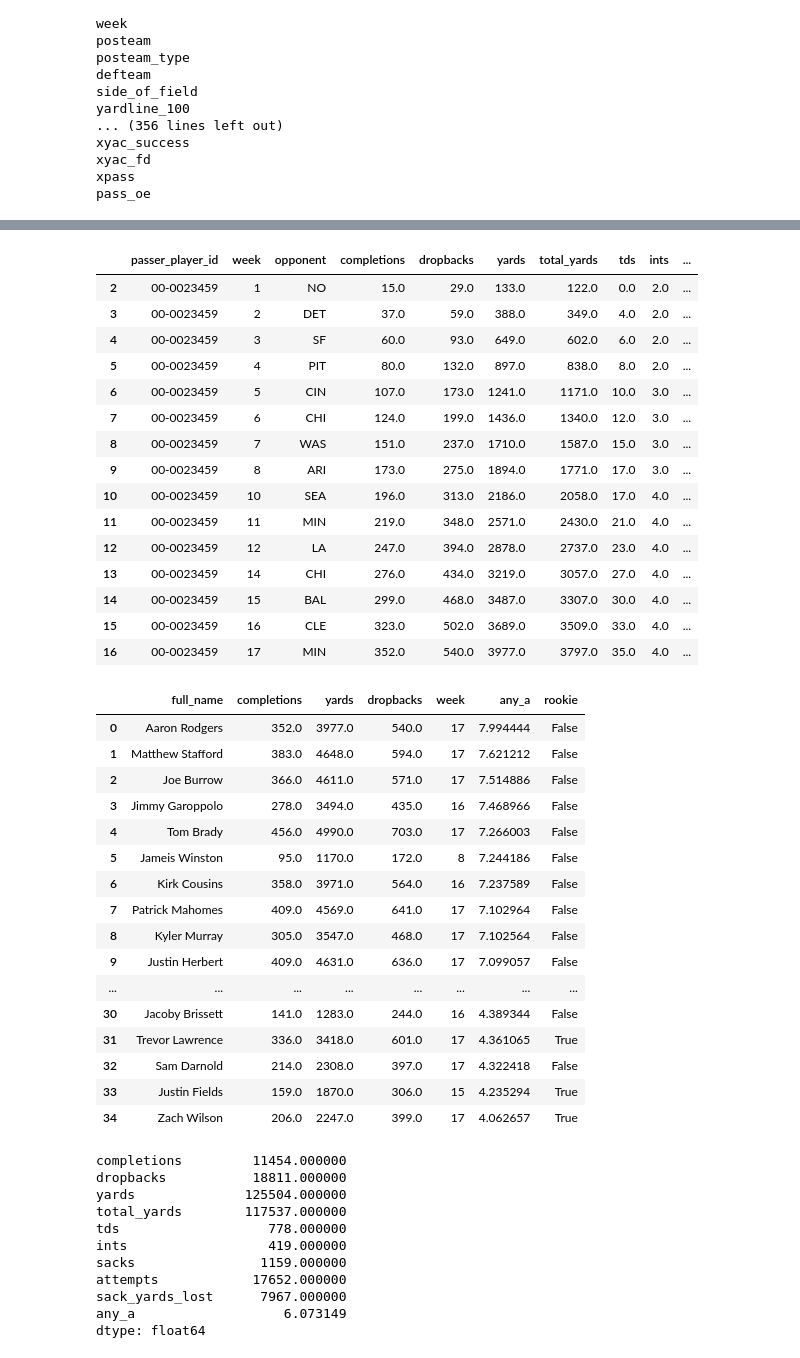
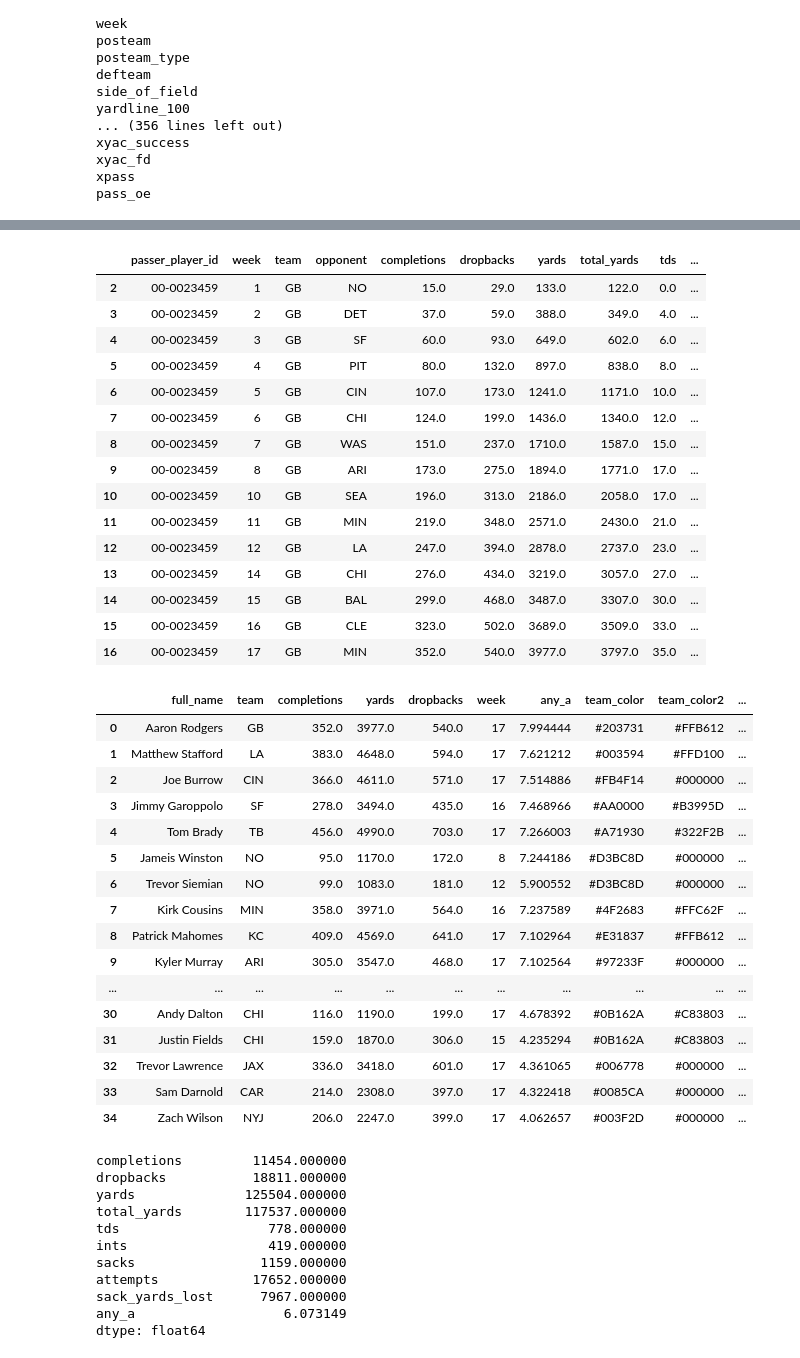
Before and after one commit to naveenv92/nfl-infographics, a Jupyter notebook: notebooks/adjusted_net_yards_winning/adjusted_net_yards_winning.ipynb, the cells around one changed output, grey strips where cells are left out. Cells and saved outputs as stored; diff of their text form; code cells hidden in the pictures.

```diff
--- a/notebooks/adjusted_net_yards_winning/adjusted_net_yards_winning.ipynb
+++ b/notebooks/adjusted_net_yards_winning/adjusted_net_yards_winning.ipynb
@@ -18,6 +19,7 @@ for path in font_paths:
 # %%
 df_2021 = npy.load_pbp_data(2021)
 df_roster_2021 = npy.load_roster_data(2021)
+df_team = npy.load_team_logo_data()
 # %%
 for column in df_2021.columns:
     print(column)
@@ -44,6 +46,7 @@ df_passing = df_2021[(df_2021["pass_attempt"] == 1) & (df_2021["two_point_attemp
 df_passing = (
     df_passing.groupby(["passer_player_id", "week"], as_index=False)
     .agg(
+        team=("posteam", "first"),
         opponent=("defteam", "first"),
         completions=("complete_pass", "sum"),
         dropbacks=("pass_attempt", "sum"),
@@ -95,72 +98,77 @@ df_passing_cum
 # %%
 df_passing_cum[df_passing_cum["full_name"] == "Aaron Rodgers"]
 # %% [output]
-|  | passer_player_id | week | opponent | completions | dropbacks | yards | total_yards | tds | ints | ... |
-| 2 | 00-0023459 | 1 | NO | 15.0 | 29.0 | 133.0 | 122.0 | 0.0 | 2.0 | ... |
-| 3 | 00-0023459 | 2 | DET | 37.0 | 59.0 | 388.0 | 349.0 | 4.0 | 2.0 | ... |
-| 4 | 00-0023459 | 3 | SF | 60.0 | 93.0 | 649.0 | 602.0 | 6.0 | 2.0 | ... |
-| 5 | 00-0023459 | 4 | PIT | 80.0 | 132.0 | 897.0 | 838.0 | 8.0 | 2.0 | ... |
-| 6 | 00-0023459 | 5 | CIN | 107.0 | 173.0 | 1241.0 | 1171.0 | 10.0 | 3.0 | ... |
-| 7 | 00-0023459 | 6 | CHI | 124.0 | 199.0 | 1436.0 | 1340.0 | 12.0 | 3.0 | ... |
-| 8 | 00-0023459 | 7 | WAS | 151.0 | 237.0 | 1710.0 | 1587.0 | 15.0 | 3.0 | ... |
-| 9 | 00-0023459 | 8 | ARI | 173.0 | 275.0 | 1894.0 | 1771.0 | 17.0 | 3.0 | ... |
-| 10 | 00-0023459 | 10 | SEA | 196.0 | 313.0 | 2186.0 | 2058.0 | 17.0 | 4.0 | ... |
-| 11 | 00-0023459 | 11 | MIN | 219.0 | 348.0 | 2571.0 | 2430.0 | 21.0 | 4.0 | ... |
-| 12 | 00-0023459 | 12 | LA | 247.0 | 394.0 | 2878.0 | 2737.0 | 23.0 | 4.0 | ... |
-| 13 | 00-0023459 | 14 | CHI | 276.0 | 434.0 | 3219.0 | 3057.0 | 27.0 | 4.0 | ... |
-| 14 | 00-0023459 | 15 | BAL | 299.0 | 468.0 | 3487.0 | 3307.0 | 30.0 | 4.0 | ... |
-| 15 | 00-0023459 | 16 | CLE | 323.0 | 502.0 | 3689.0 | 3509.0 | 33.0 | 4.0 | ... |
-| 16 | 00-0023459 | 17 | MIN | 352.0 | 540.0 | 3977.0 | 3797.0 | 35.0 | 4.0 | ... |
+|  | passer_player_id | week | team | opponent | completions | dropbacks | yards | total_yards | tds | ... |
+| 2 | 00-0023459 | 1 | GB | NO | 15.0 | 29.0 | 133.0 | 122.0 | 0.0 | ... |
+| 3 | 00-0023459 | 2 | GB | DET | 37.0 | 59.0 | 388.0 | 349.0 | 4.0 | ... |
+| 4 | 00-0023459 | 3 | GB | SF | 60.0 | 93.0 | 649.0 | 602.0 | 6.0 | ... |
+| 5 | 00-0023459 | 4 | GB | PIT | 80.0 | 132.0 | 897.0 | 838.0 | 8.0 | ... |
+| 6 | 00-0023459 | 5 | GB | CIN | 107.0 | 173.0 | 1241.0 | 1171.0 | 10.0 | ... |
+| 7 | 00-0023459 | 6 | GB | CHI | 124.0 | 199.0 | 1436.0 | 1340.0 | 12.0 | ... |
+| 8 | 00-0023459 | 7 | GB | WAS | 151.0 | 237.0 | 1710.0 | 1587.0 | 15.0 | ... |
+| 9 | 00-0023459 | 8 | GB | ARI | 173.0 | 275.0 | 1894.0 | 1771.0 | 17.0 | ... |
+| 10 | 00-0023459 | 10 | GB | SEA | 196.0 | 313.0 | 2186.0 | 2058.0 | 17.0 | ... |
+| 11 | 00-0023459 | 11 | GB | MIN | 219.0 | 348.0 | 2571.0 | 2430.0 | 21.0 | ... |
+| 12 | 00-0023459 | 12 | GB | LA | 247.0 | 394.0 | 2878.0 | 2737.0 | 23.0 | ... |
+| 13 | 00-0023459 | 14 | GB | CHI | 276.0 | 434.0 | 3219.0 | 3057.0 | 27.0 | ... |
+| 14 | 00-0023459 | 15 | GB | BAL | 299.0 | 468.0 | 3487.0 | 3307.0 | 30.0 | ... |
+| 15 | 00-0023459 | 16 | GB | CLE | 323.0 | 502.0 | 3689.0 | 3509.0 | 33.0 | ... |
+| 16 | 00-0023459 | 17 | GB | MIN | 352.0 | 540.0 | 3977.0 | 3797.0 | 35.0 | ... |
 # %%
 # Get List of Passers with > 1000 total yards
 qb_list = (
-    df_passing.groupby("full_name", as_index=False)
+    df_passing.groupby(["full_name", "team"], as_index=False)
     .agg(
         {
             "completions": "sum",
             "yards": "sum",
             "dropbacks": "sum",
             "week": "max"
         }
     )
 )
 
 rookies = [
     "Mac Jones",
     "Davis Mills",
     "Trevor Lawrence",
     "Justin Fields",
     "Zach Wilson"
 ]
 
 qb_list = (
     qb_list[qb_list["yards"] >= 1000]
     .merge(df_passing_cum[["full_name", "week", "any_a"]])
     .sort_values("any_a", ascending=False)
     .reset_index(drop=True)
 )
 
+# Get Team Colors
+qb_list = (
+    qb_list.merge(df_team[["team_abbr", "team_color", "team_color2"]].rename(columns={"team_abbr": "team"}))
+)
+
 qb_list.loc[qb_list["full_name"].isin(rookies), "rookie"] = True
 qb_list["rookie"] = qb_list["rookie"].fillna(False)
 qb_list
 # %% [output]
-|  | full_name | completions | yards | dropbacks | week | any_a | rookie |
-| 0 | Aaron Rodgers | 352.0 | 3977.0 | 540.0 | 17 | 7.994444 | False |
-| 1 | Matthew Stafford | 383.0 | 4648.0 | 594.0 | 17 | 7.621212 | False |
-| 2 | Joe Burrow | 366.0 | 4611.0 | 571.0 | 17 | 7.514886 | False |
-| 3 | Jimmy Garoppolo | 278.0 | 3494.0 | 435.0 | 16 | 7.468966 | False |
-| 4 | Tom Brady | 456.0 | 4990.0 | 703.0 | 17 | 7.266003 | False |
-| 5 | Jameis Winston | 95.0 | 1170.0 | 172.0 | 8 | 7.244186 | False |
-| 6 | Kirk Cousins | 358.0 | 3971.0 | 564.0 | 16 | 7.237589 | False |
-| 7 | Patrick Mahomes | 409.0 | 4569.0 | 641.0 | 17 | 7.102964 | False |
-| 8 | Kyler Murray | 305.0 | 3547.0 | 468.0 | 17 | 7.102564 | False |
-| 9 | Justin Herbert | 409.0 | 4631.0 | 636.0 | 17 | 7.099057 | False |
-| ... | ... | ... | ... | ... | ... | ... | ... |
-| 30 | Jacoby Brissett | 141.0 | 1283.0 | 244.0 | 16 | 4.389344 | False |
-| 31 | Trevor Lawrence | 336.0 | 3418.0 | 601.0 | 17 | 4.361065 | True |
-| 32 | Sam Darnold | 214.0 | 2308.0 | 397.0 | 17 | 4.322418 | False |
-| 33 | Justin Fields | 159.0 | 1870.0 | 306.0 | 15 | 4.235294 | True |
-| 34 | Zach Wilson | 206.0 | 2247.0 | 399.0 | 17 | 4.062657 | True |
+|  | full_name | team | completions | yards | dropbacks | week | any_a | team_color | team_color2 | ... |
+| 0 | Aaron Rodgers | GB | 352.0 | 3977.0 | 540.0 | 17 | 7.994444 | #203731 | #FFB612 | ... |
+| 1 | Matthew Stafford | LA | 383.0 | 4648.0 | 594.0 | 17 | 7.621212 | #003594 | #FFD100 | ... |
+| 2 | Joe Burrow | CIN | 366.0 | 4611.0 | 571.0 | 17 | 7.514886 | #FB4F14 | #000000 | ... |
+| 3 | Jimmy Garoppolo | SF | 278.0 | 3494.0 | 435.0 | 16 | 7.468966 | #AA0000 | #B3995D | ... |
+| 4 | Tom Brady | TB | 456.0 | 4990.0 | 703.0 | 17 | 7.266003 | #A71930 | #322F2B | ... |
+| 5 | Jameis Winston | NO | 95.0 | 1170.0 | 172.0 | 8 | 7.244186 | #D3BC8D | #000000 | ... |
+| 6 | Trevor Siemian | NO | 99.0 | 1083.0 | 181.0 | 12 | 5.900552 | #D3BC8D | #000000 | ... |
+| 7 | Kirk Cousins | MIN | 358.0 | 3971.0 | 564.0 | 16 | 7.237589 | #4F2683 | #FFC62F | ... |
+| 8 | Patrick Mahomes | KC | 409.0 | 4569.0 | 641.0 | 17 | 7.102964 | #E31837 | #FFB612 | ... |
+| 9 | Kyler Murray | ARI | 305.0 | 3547.0 | 468.0 | 17 | 7.102564 | #97233F | #000000 | ... |
+| ... | ... | ... | ... | ... | ... | ... | ... | ... | ... | ... |
+| 30 | Andy Dalton | CHI | 116.0 | 1190.0 | 199.0 | 17 | 4.678392 | #0B162A | #C83803 | ... |
+| 31 | Justin Fields | CHI | 159.0 | 1870.0 | 306.0 | 15 | 4.235294 | #0B162A | #C83803 | ... |
+| 32 | Trevor Lawrence | JAX | 336.0 | 3418.0 | 601.0 | 17 | 4.361065 | #006778 | #000000 | ... |
+| 33 | Sam Darnold | CAR | 214.0 | 2308.0 | 397.0 | 17 | 4.322418 | #0085CA | #000000 | ... |
+| 34 | Zach Wilson | NYJ | 206.0 | 2247.0 | 399.0 | 17 | 4.062657 | #003F2D | #000000 | ... |
 # %%
 league_avg = df_passing[["completions", "dropbacks", "yards", "total_yards", "tds", "ints", "sacks"]].sum()
 league_avg["attempts"] = league_avg["dropbacks"] - league_avg["sacks"]
```
Also changed, not shown: parts of 4 cells of this notebook.
